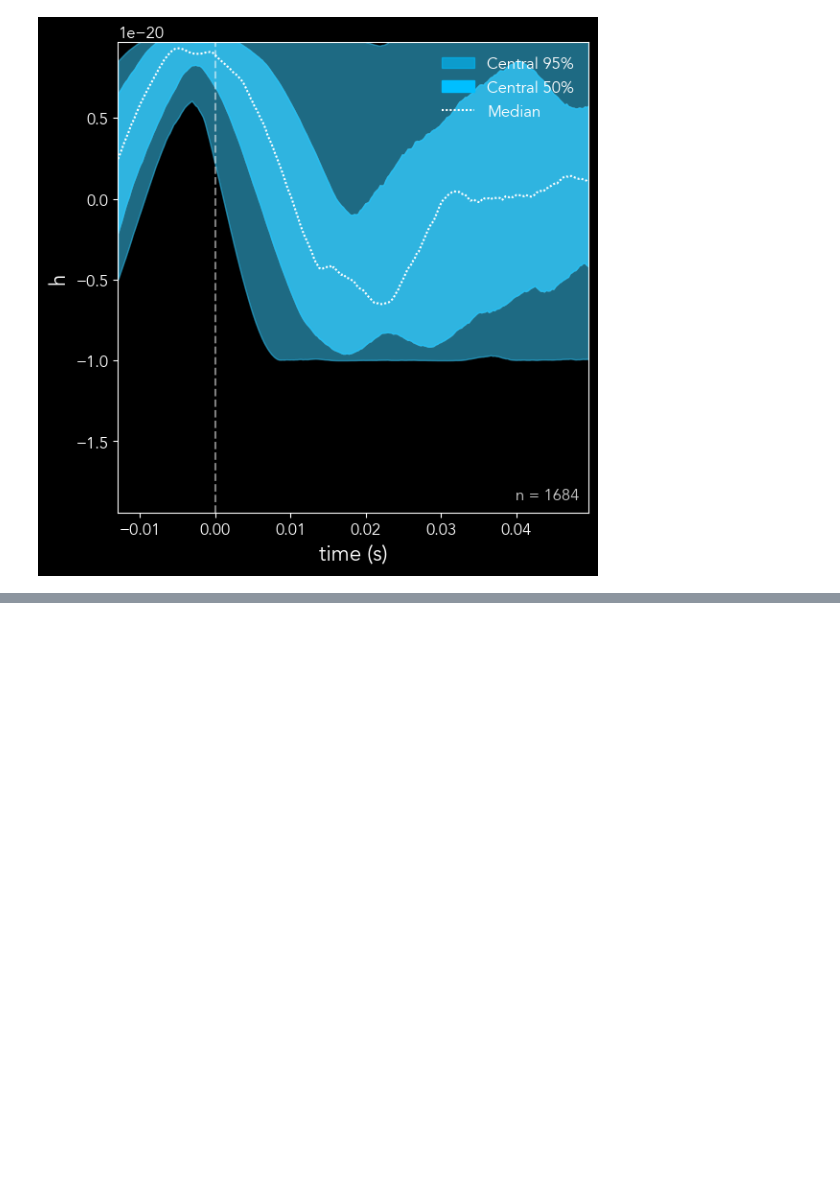
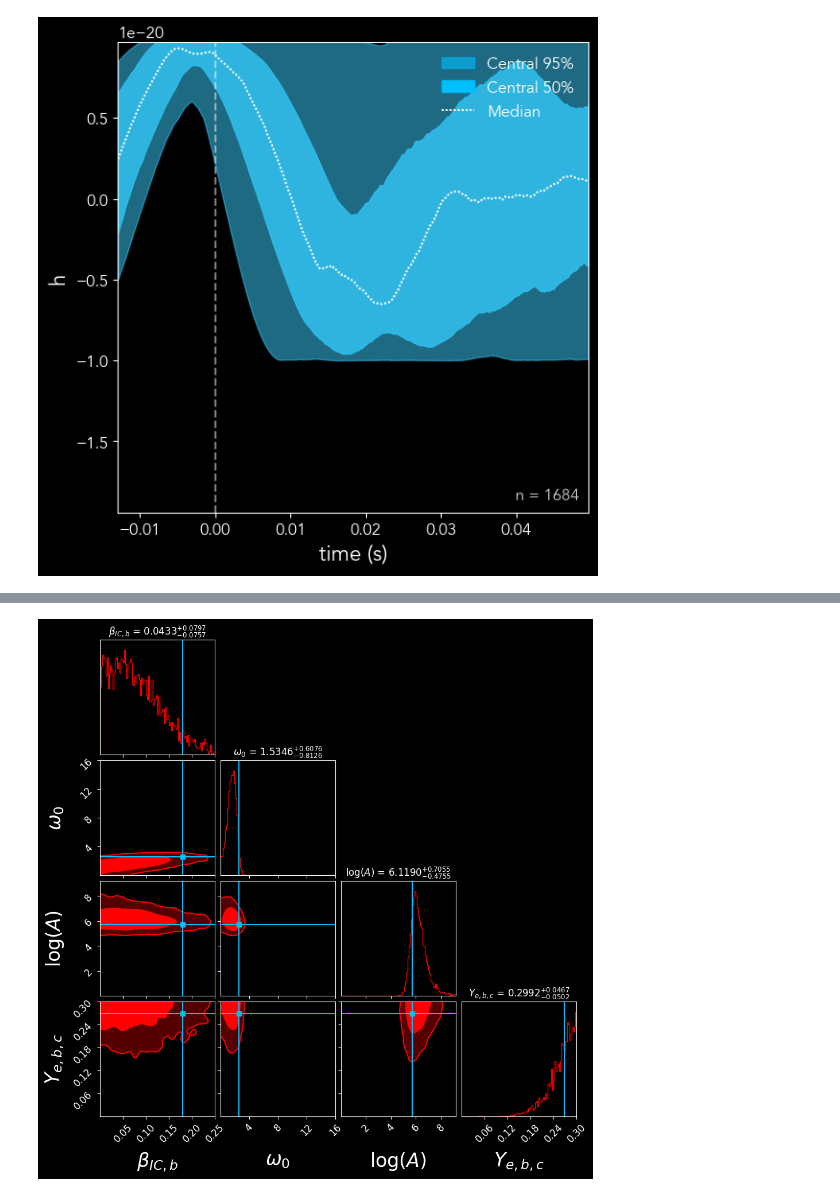
Before and after one commit to starccato/starccato-flow, a Jupyter notebook: train_flow_matching.ipynb, the cells around one changed output, grey strips where cells are left out. Saved outputs shown, nothing was run; the diff lists cells and outputs as text; code cells hidden in the pictures; blank space fills up the shorter version.

```diff
--- a/train_flow_matching.ipynb
+++ b/train_flow_matching.ipynb
@@ -27,12 +29,13 @@ toy_dataset.plot_signal_distribution(background="black", font_family="sans-serif
 [figure]
 # %%
 trainer = FlowMatchingTrainer(
-    toy=False,
+    toy=True,
+    num_epochs=512,
     start_snr=200,
     end_snr=10,
     noise=False,
     validation_split=0.1,
-    curriculum=True,
+    curriculum=False,
     noise_realizations=1
 )
 
@@ -48,6 +85,8 @@ trainer.display_results()
 # %%
 # trainer.val_loader.dataset.update_snr(20)
 # signal, noisy_signal, params = trainer.val_loader.dataset.__getitem__(9)
 # plot_candidate_signal(noisy_signal=noisy_signal/TEN_KPC, signal=signal/TEN_KPC, max_value=trainer.validation_dataset.max_strain, fname="plots/detected_signal.svg", background="black")
-trainer.plot_corner(index=160, fname="plots/corner_plot.svg")
+trainer.plot_corner(index=1, fname="plots/corner_plot.svg")
+# %% [output]
+[figure, added]
 # %%
```
Also changed, not shown: parts of 5 cells of this notebook, 3 other files.
